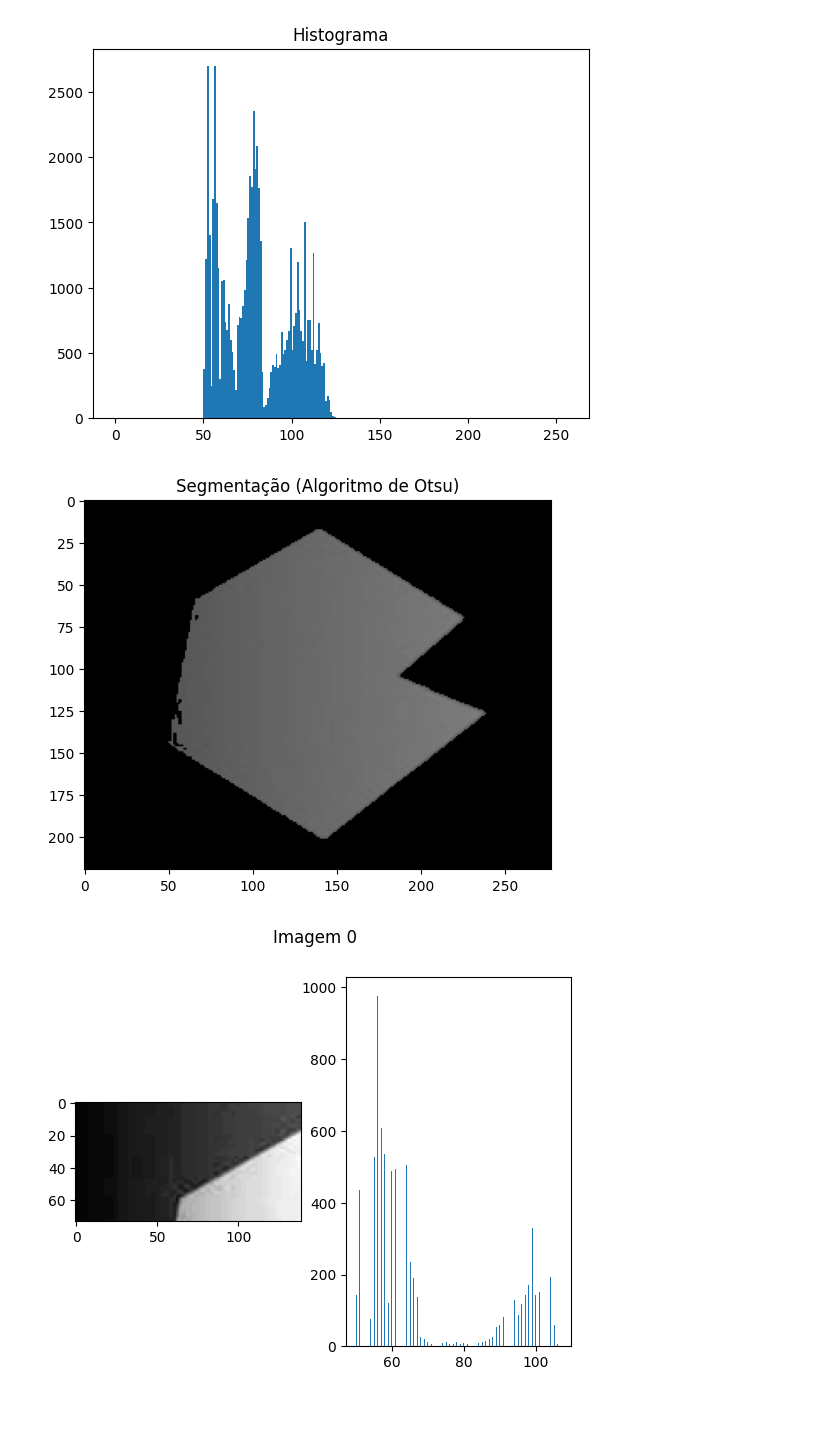
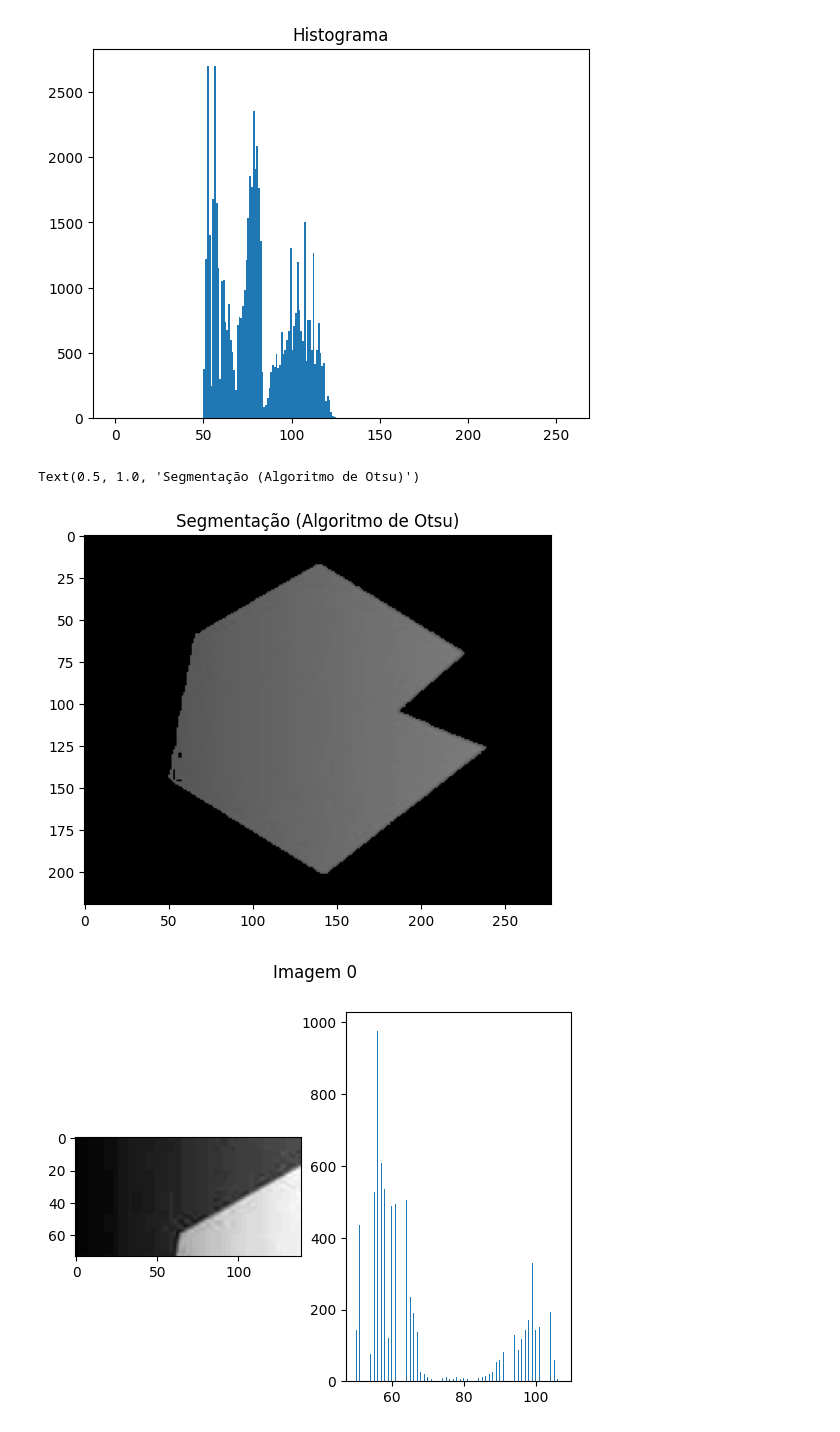
Before and after one commit to joaovictor-AC/Computer-Vision---Segmentaion, a Jupyter notebook: EX_01.ipynb, the cells around one changed output. Cells and saved outputs as stored; diff of their text form; code cells hidden in the pictures.

```diff
--- a/Untitled.ipynb
+++ b/EX_01.ipynb
@@ -3,7 +3,7 @@ import cv2 as cv
 import numpy as np
 from matplotlib import pyplot as plt
 
-img = cv.imread('image.png', cv.IMREAD_GRAYSCALE)
+img = cv.imread('images/image.png', cv.IMREAD_GRAYSCALE)
 plt.imshow(img, 'gray', vmin=0, vmax=255)
 plt.title("Imagem Original")
 plt.show()
@@ -14,12 +14,12 @@ plt.show()
 [figure]
 [figure]
 # %%
-ret, th = cv.threshold(img, 0, 255, cv.THRESH_TOZERO+cv.THRESH_OTSU)
+ret, th = cv.threshold(img, 84, 255, cv.THRESH_TOZERO)
 plt.imshow(th, 'gray', vmin=0, vmax=255)
 plt.title("Segmentação (Algoritmo de Otsu)")
-plt.show()
 # %% [output]
+Text(0.5, 1.0, 'Segmentação (Algoritmo de Otsu)')
-[figure, old version]
+[figure, new version]
 # %%
 img2 = img
 arr = []
```
Also changed, not shown: 13 other files.
